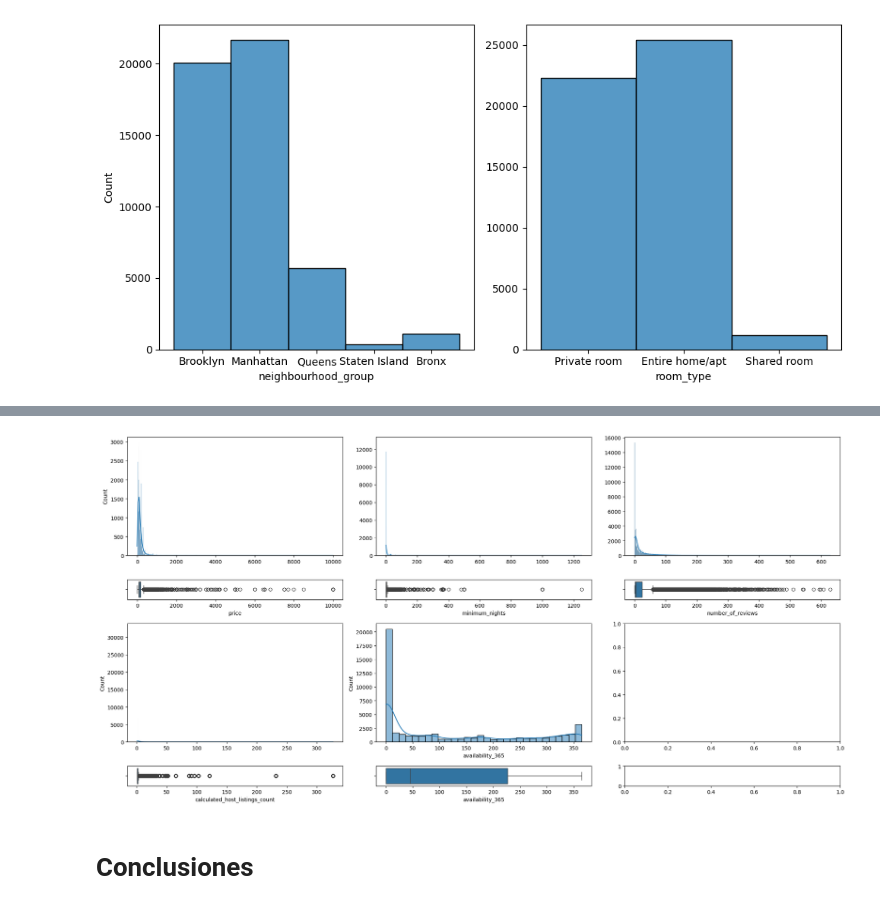
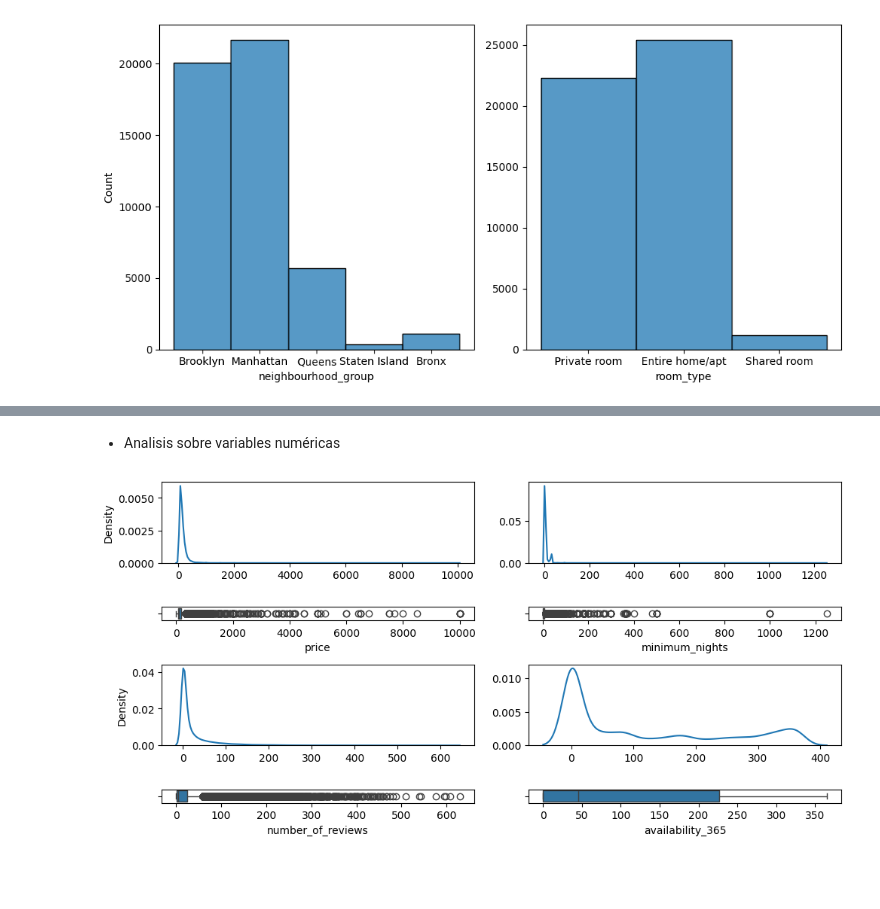
Before and after one commit to Fj-martinez33/AirBnB-NewYork, a Jupyter notebook: src/explore.ipynb, the cells around one changed output, grey strips where cells are left out. Cells and saved outputs as stored; diff of their text form; code cells hidden in the pictures; blank space fills up the shorter version.

```diff
--- a/src/explore.ipynb
+++ b/src/explore.ipynb
@@ -182,27 +194,25 @@ CategoricGraf(data)
+# %% [markdown]
+- Analisis sobre variables numéricas
 # %%
 # Analisis sobre variables numericas
 
 def NumericalGraf(dataset):
     #Creamos la figura
-    fig, axis = plt.subplots(4, 3, figsize=(20,10), gridspec_kw={"height_ratios" : [6,1,6,1]})
+    fig, axis = plt.subplots(4, 2, figsize=(10,5), gridspec_kw={"height_ratios" : [6,1,6,1]})
 
     #Creamos las graficas necesarias
-    sns.histplot( ax = axis[0,0], data = dataset, x = "price", kde=True).set(xlabel=None)
+    sns.kdeplot( ax = axis[0,0], data = dataset, x = "price").set(xlabel=None)
     sns.boxplot( ax = axis[1,0], data = dataset, x = "price")
-    sns.histplot( ax = axis[0,1], data = dataset, x = "minimum_nights", kde=True).set(ylabel=None, xlabel=None)
+    sns.kdeplot( ax = axis[0,1], data = dataset, x = "minimum_nights").set(ylabel=None, xlabel=None)
     sns.boxplot( ax = axis[1,1], data = dataset, x = "minimum_nights")
-    sns.histplot( ax = axis[0,2], data = dataset, x = "number_of_reviews", kde=True).set(ylabel=None, xlabel=None)
-    sns.boxplot( ax = axis[1,2], data = dataset, x = "number_of_reviews")
-    sns.histplot( ax = axis[2,0], data = dataset, x = "calculated_host_listings_count", kde=True).set(xlabel=None)
-    sns.boxplot(ax = axis[3,0], data = dataset, x = "calculated_host_listings_count")
-    sns.histplot(ax = axis[2,1], data = dataset, x = "availability_365", kde=True)
+    sns.kdeplot( ax = axis[2,0], data = dataset, x = "number_of_reviews").set(xlabel=None)
+    sns.boxplot(ax = axis[3,0], data = dataset, x = "number_of_reviews")
+    sns.kdeplot( ax = axis[2,1], data = dataset, x = "availability_365").set(ylabel=None, xlabel=None)
     sns.boxplot( ax = axis[3,1], data = dataset, x = "availability_365")
 
     plt.tight_layout()
     plt.show()
 
 NumericalGraf(data)
 # %% [output]
-[figure, old version]
+[figure, new version]
-# %% [markdown]
-# Conclusiones
```
Also changed, not shown: parts of 27 cells of this notebook.
